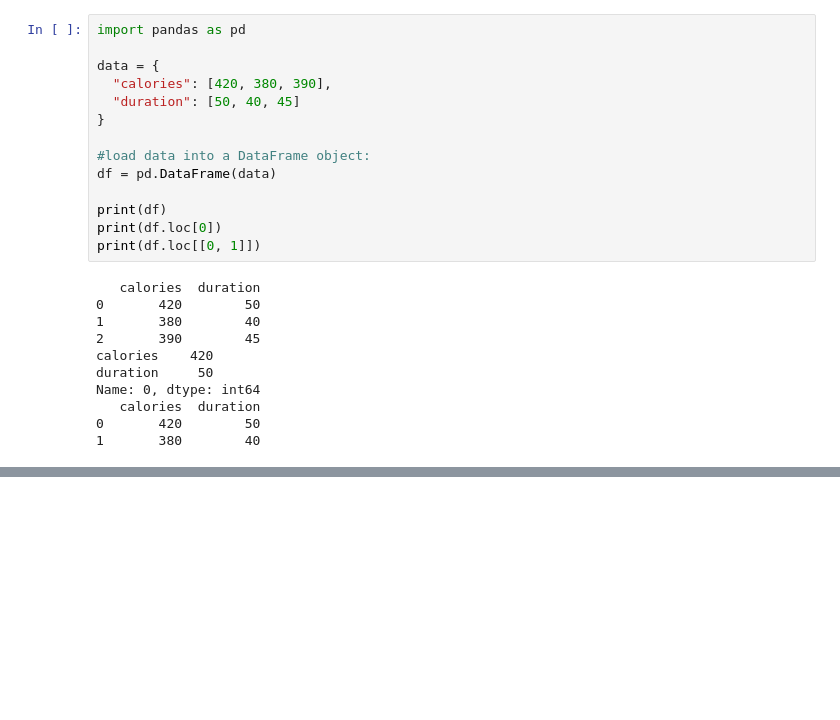
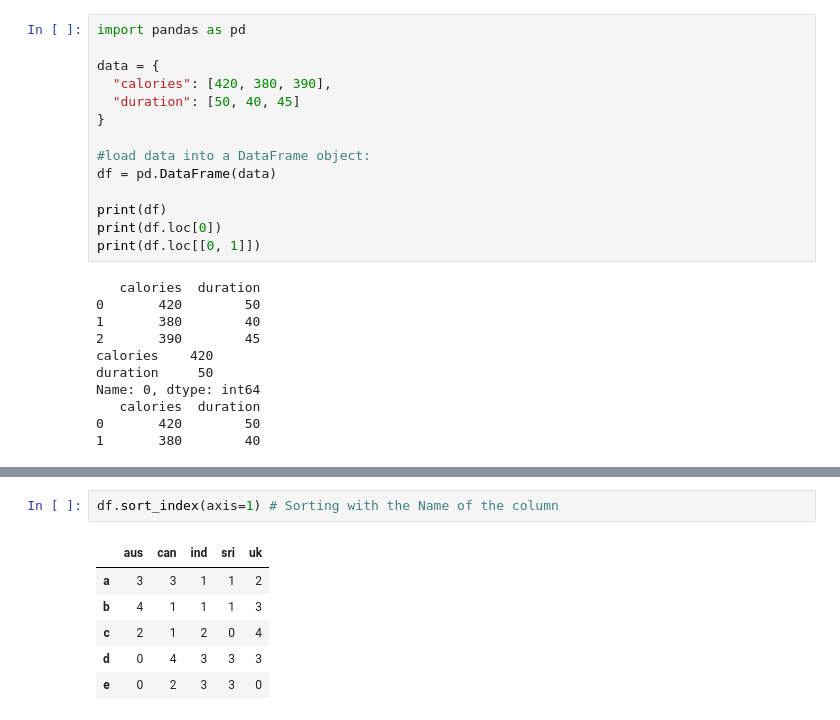
Before and after one commit to enge-singh07/Practice_Set, a Jupyter notebook: Get_Start_Pandas.ipynb, the cells around one changed output, grey strips where cells are left out. Drawn from its saved outputs; the diff is of its cells as text; blank space fills up the shorter version.

```diff
--- a/Get_Start_Pandas.ipynb
+++ b/Get_Start_Pandas.ipynb
@@ -243,0 +257,9 @@ Name: 0, dtype: int64
+# %%
+df.sort_index(axis=1) # Sorting with the Name of the column
+# %% [output]
+|  | aus | can | ind | sri | uk |
+| a | 3 | 3 | 1 | 1 | 2 |
+| b | 4 | 1 | 1 | 1 | 3 |
+| c | 2 | 1 | 2 | 0 | 4 |
+| d | 0 | 4 | 3 | 3 | 3 |
+| e | 0 | 2 | 3 | 3 | 0 |
```
Also changed, not shown: parts of 11 cells of this notebook.
